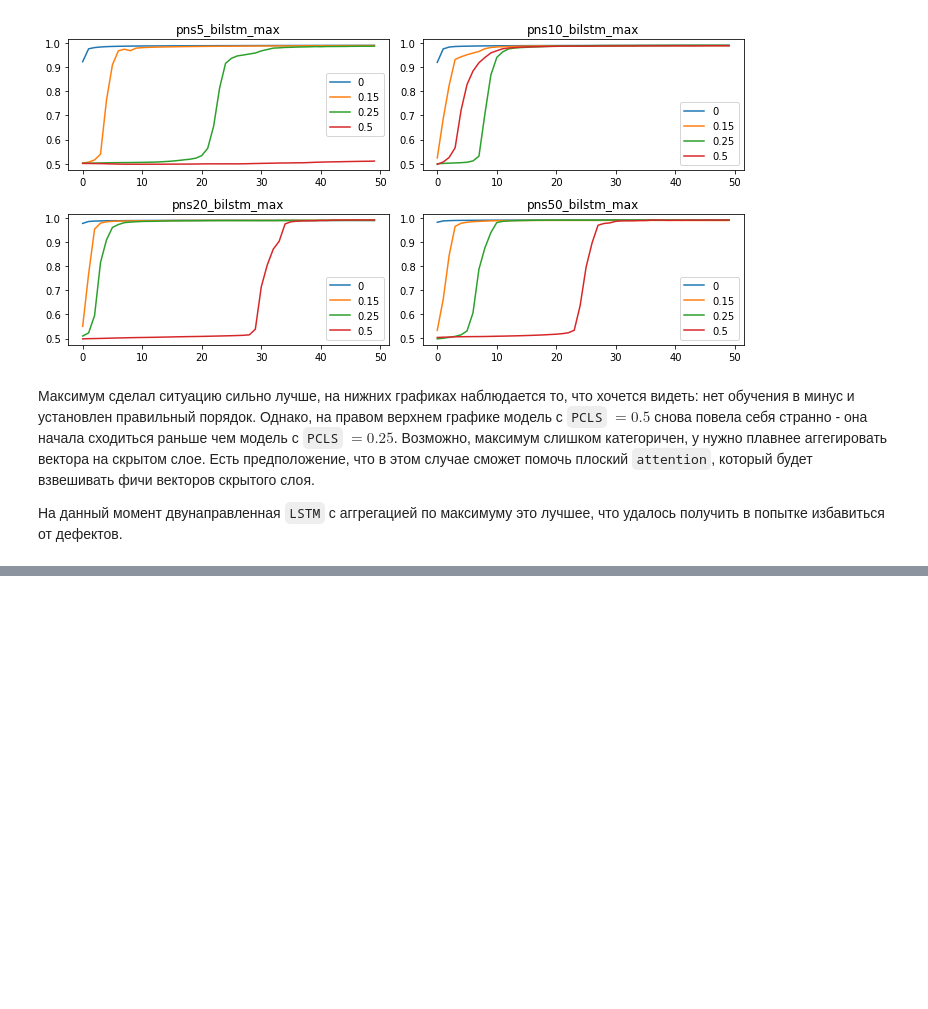
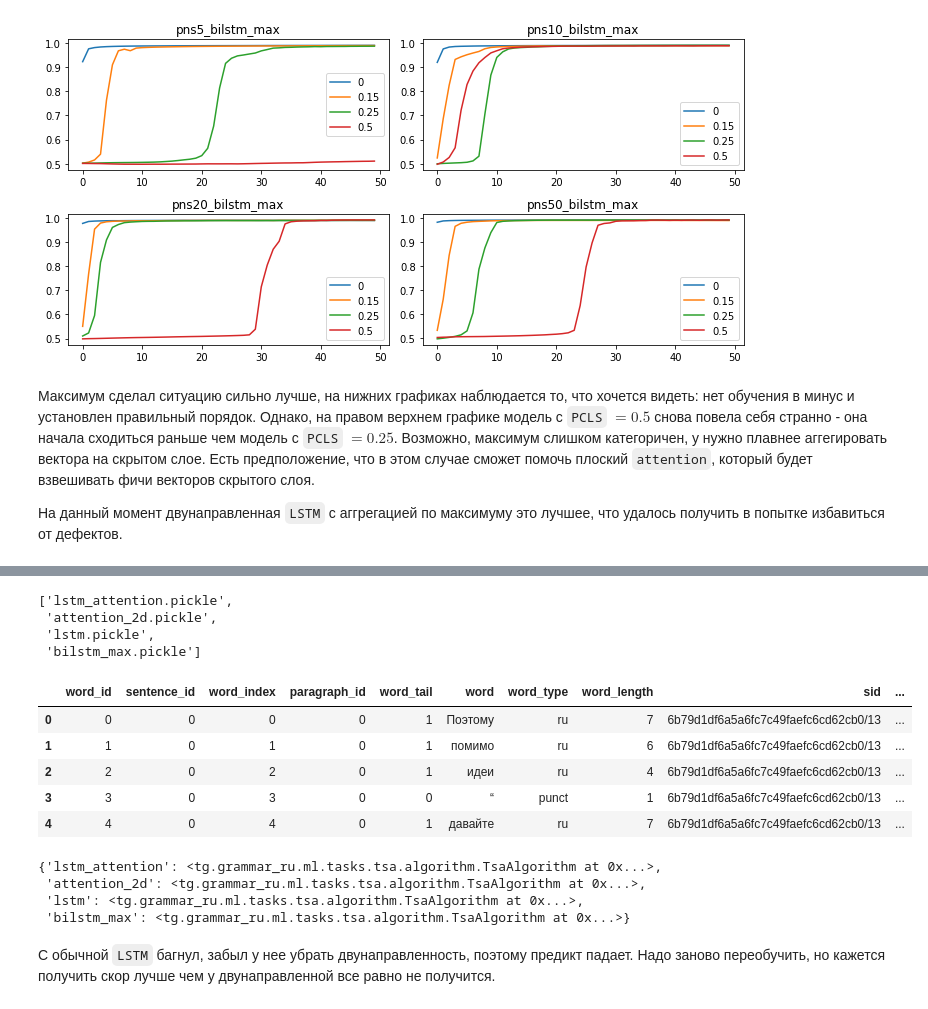
Before and after one commit to okulovsky/grammar_ru, a Jupyter notebook: notebooks/2022 Autumn/AttentionAffect.ipynb, the cells around one changed output, grey strips where cells are left out. Drawn from its saved outputs; the diff is of its cells as text; code cells hidden in the pictures; blank space fills up the shorter version.

````diff
--- a/notebooks/2022 Autumn/AttentionAffect.ipynb
+++ b/notebooks/2022 Autumn/AttentionAffect.ipynb
@@ -252,0 +262,8 @@ plot_roc_auc_score([pns5_bilstm_max, pns10_bilstm_max, pns20_bilstm_max, pns50_b
+# %%
+TASK_PATH = "tasks"
+os.listdir(TASK_PATH)
+# %% [output]
+['lstm_attention.pickle',
+ 'attention_2d.pickle',
+ 'lstm.pickle',
+ 'bilstm_max.pickle']
@@ -252,0 +291,19 @@ plot_roc_auc_score([pns5_bilstm_max, pns10_bilstm_max, pns20_bilstm_max, pns50_b
+# %%
+rdf_test = pd.read_parquet("datasets/tsa_wos.parquet")
+rdf_test.head()
+# %% [output]
+|  | word_id | sentence_id | word_index | paragraph_id | word_tail | word | word_type | word_length | sid | ... |
+| 0 | 0 | 0 | 0 | 0 | 1 | Поэтому | ru | 7 | 6b79d1df6a5a6fc7c49faefc6cd62cb0/13 | ... |
+| 1 | 1 | 0 | 1 | 0 | 1 | помимо | ru | 6 | 6b79d1df6a5a6fc7c49faefc6cd62cb0/13 | ... |
+| 2 | 2 | 0 | 2 | 0 | 1 | идеи | ru | 4 | 6b79d1df6a5a6fc7c49faefc6cd62cb0/13 | ... |
+| 3 | 3 | 0 | 3 | 0 | 0 | “ | punct | 1 | 6b79d1df6a5a6fc7c49faefc6cd62cb0/13 | ... |
+| 4 | 4 | 0 | 4 | 0 | 1 | давайте | ru | 7 | 6b79d1df6a5a6fc7c49faefc6cd62cb0/13 | ... |
+# %%
+algs
+# %% [output]
+{'lstm_attention': <tg.grammar_ru.ml.tasks.tsa.algorithm.TsaAlgorithm at 0x...>,
+ 'attention_2d': <tg.grammar_ru.ml.tasks.tsa.algorithm.TsaAlgorithm at 0x...>,
+ 'lstm': <tg.grammar_ru.ml.tasks.tsa.algorithm.TsaAlgorithm at 0x...>,
+ 'bilstm_max': <tg.grammar_ru.ml.tasks.tsa.algorithm.TsaAlgorithm at 0x...>}
+# %% [markdown]
+С обычной ```LSTM``` багнул, забыл у нее убрать двунаправленность, поэтому предикт падает. Надо заново переобучить, но кажется получить скор лучше чем у двунаправленной все равно не получится.
````
Also changed, not shown: parts of 11 cells of this notebook, 5 other files.
